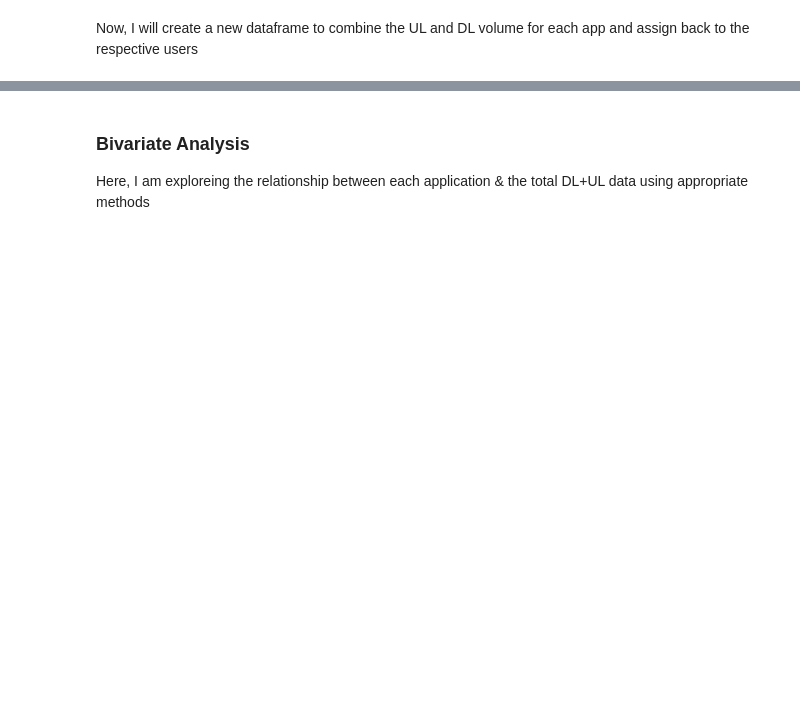
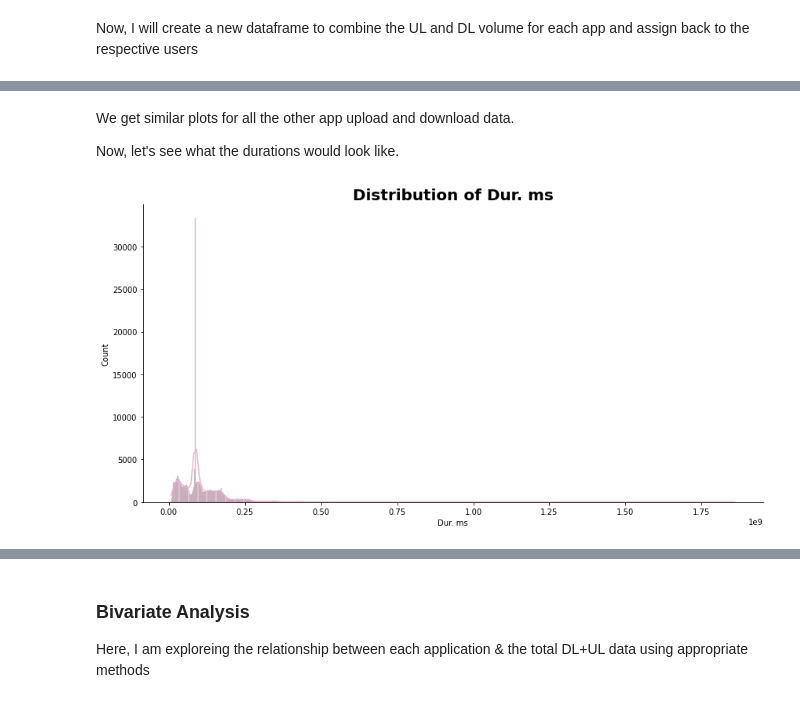
Before and after one commit to Hen0k/TellCo-user-analysis, a Jupyter notebook: notebooks/1-User-Overview-Analysis.ipynb, the cells around one changed output, grey strips where cells are left out. Drawn from its saved outputs; the diff is of its cells as text; code cells hidden in the pictures; blank space fills up the shorter version.

```diff
--- a/notebooks/1-User-Overview-Analysis.ipynb
+++ b/notebooks/1-User-Overview-Analysis.ipynb
@@ -338,0 +309,8 @@ This can also be confirmed using histograms. What we will see is that most of th
+# %% [markdown]
+We get similar plots for all the other app upload and download data.
+
+Now, let's see what the durations would look like.
+# %%
+plotter.plot_hist(numericals, 'Dur. ms', '#f0b0d0')
+# %% [output]
+[figure, added]
```
Also changed, not shown: parts of 51 cells of this notebook.
